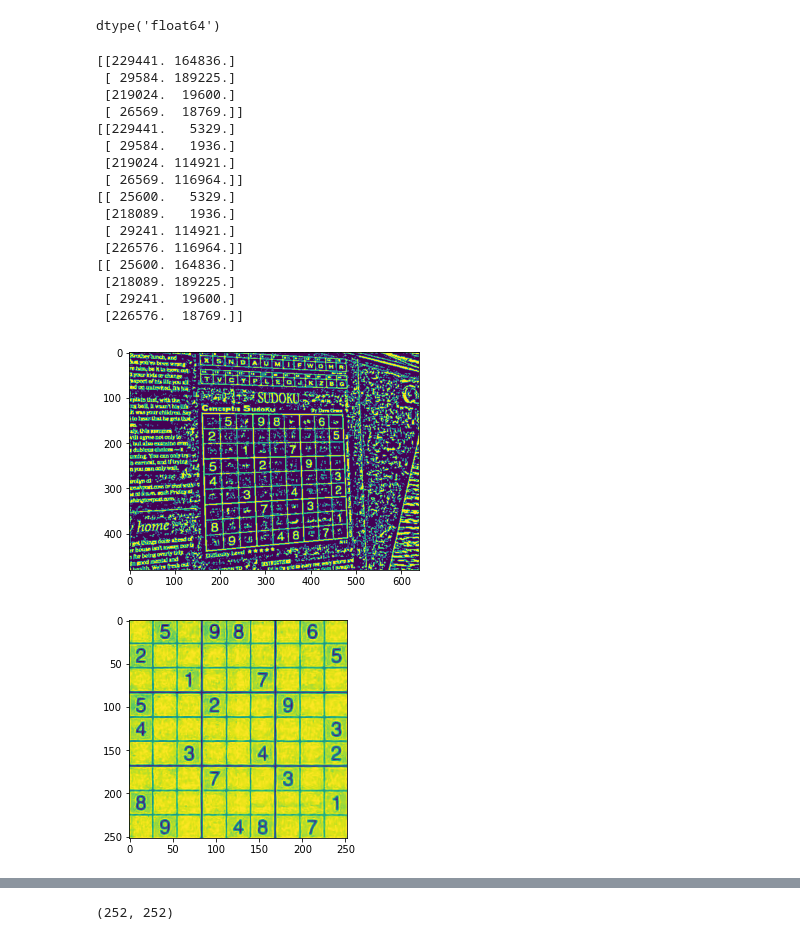
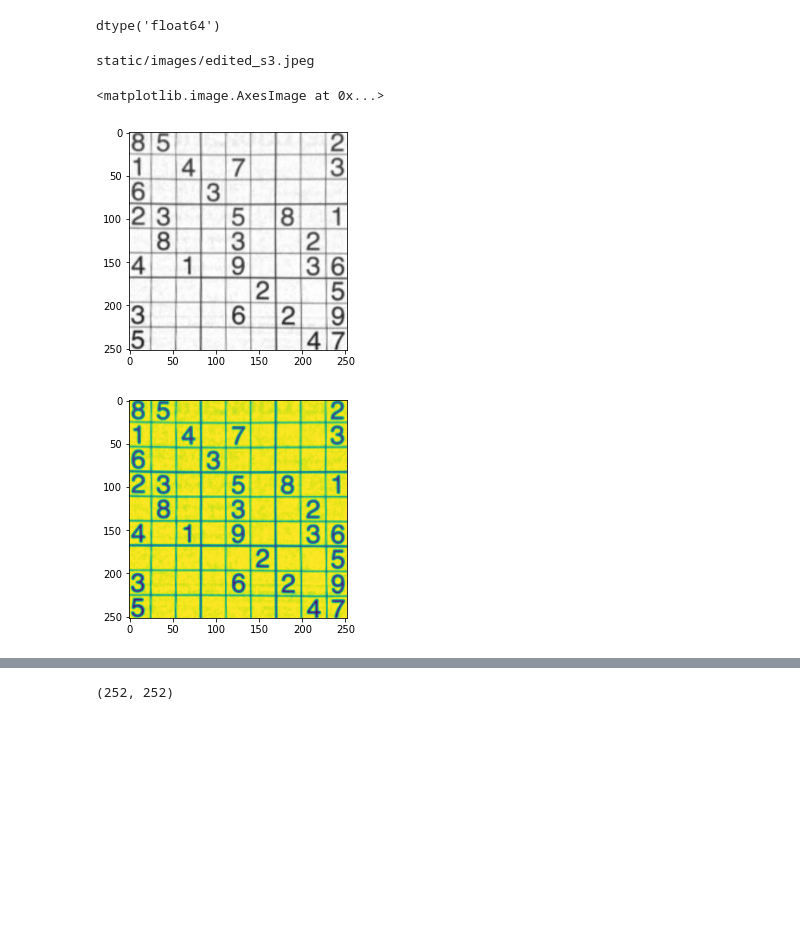
Before and after one commit to kaydee0502/SudokuSazy, a Jupyter notebook: model/sudoku_neat.ipynb, the cells around one changed output, grey strips where cells are left out. Cells and saved outputs as stored; diff of their text form; code cells hidden in the pictures; blank space fills up the shorter version.

```diff
--- a/model/sudoku_neat.ipynb
+++ b/model/sudoku_neat.ipynb
@@ -12,31 +12,18 @@ dtype('float64')
 # %%
 alnr = ChangePerspective()
 # %%
-sud = alnr.readim("S5.jpeg")
+sud = alnr.readim("s3.jpeg","s3.jpeg")
+plt.imshow(sud)
 # %% [output]
-[[229441. 164836.]
- [ 29584. 189225.]
- [219024.  19600.]
- [ 26569.  18769.]]
-[[229441.   5329.]
- [ 29584.   1936.]
- [219024. 114921.]
- [ 26569. 116964.]]
-[[ 25600.   5329.]
- [218089.   1936.]
- [ 29241. 114921.]
- [226576. 116964.]]
-[[ 25600. 164836.]
- [218089. 189225.]
- [ 29241.  19600.]
- [226576.  18769.]]
+static/images/edited_s3.jpeg
+<matplotlib.image.AxesImage at 0x...>
-[figure, old version]
+[figure, new version]
 # %%
 sud = cv2.cvtColor(sud,cv2.COLOR_BGR2GRAY)
 plt.imshow(sud)
-(thresh, sud) = cv2.threshold(sud, 150, 255, cv2.THRESH_BINARY_INV)
+(thresh, sud) = cv2.threshold(sud, 127, 255, cv2.THRESH_BINARY_INV)
 # %% [output]
-[figure, old version]
+[figure, new version]
 # %%
 plt.imshow(sud)
 # %% [output]
```
Also changed, not shown: parts of 7 cells of this notebook, 8 other files.
